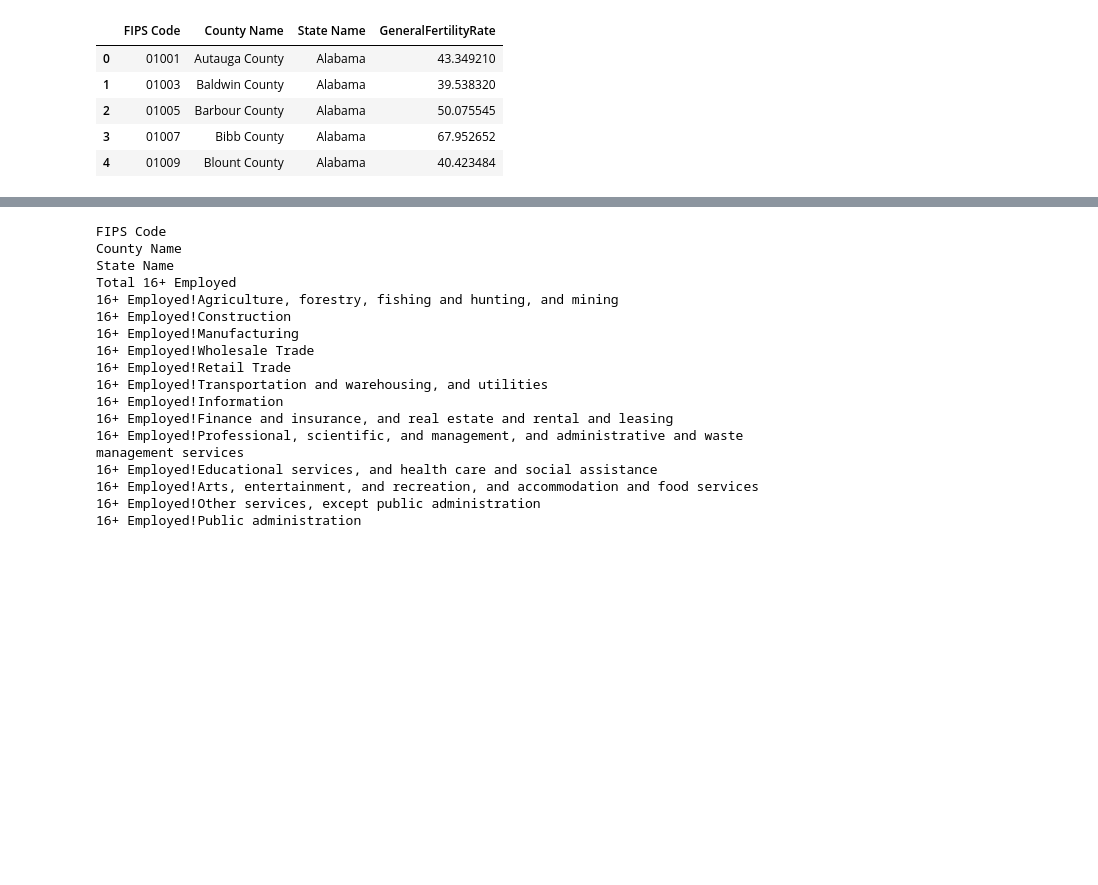
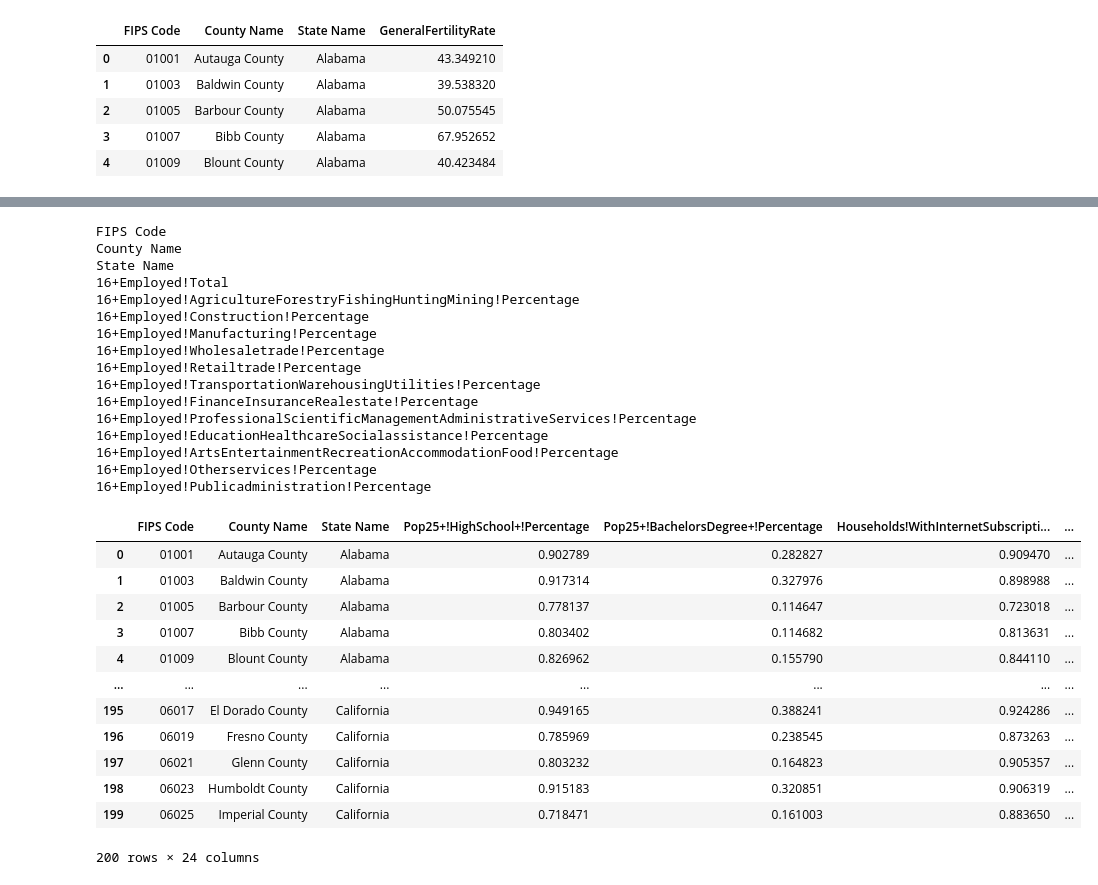
Before and after one commit to larrycoder123/uscounty_datascience, a Jupyter notebook: uscensus_modify.ipynb, the cells around one changed output, grey strips where cells are left out. Cells and saved outputs as stored; diff of their text form; code cells hidden in the pictures; blank space fills up the shorter version.

```diff
--- a/uscensus_modify.ipynb
+++ b/uscensus_modify.ipynb
@@ -112,25 +158,22 @@ industrycomposition = industrycomposition_df.drop(
 # %%
 industrycomposition_df_columns = list(industrycomposition_df.columns)
 
-industrycomposition_df["16+Employed!AgricultureForestryFishingHuntingMining!Percentage"] = industrycomposition_df["16+ Employed!Agriculture, forestry, fishing and hunting, and mining"] / fertilityrate_df["Total 16+ Employed"]
-
 for column in industrycomposition_df_columns:
     print(column)
 # %% [output]
 FIPS Code
 County Name
 State Name
-Total 16+ Employed
-16+ Employed!Agriculture, forestry, fishing and hunting, and mining
-16+ Employed!Construction
-16+ Employed!Manufacturing
-16+ Employed!Wholesale Trade
-16+ Employed!Retail Trade
-16+ Employed!Transportation and warehousing, and utilities
-16+ Employed!Information
-16+ Employed!Finance and insurance, and real estate and rental and leasing
-16+ Employed!Professional, scientific, and management, and administrative and waste management services
-16+ Employed!Educational services, and health care and social assistance
-16+ Employed!Arts, entertainment, and recreation, and accommodation and food services
-16+ Employed!Other services, except public administration
-16+ Employed!Public administration
+16+Employed!Total
+16+Employed!AgricultureForestryFishingHuntingMining!Percentage
+16+Employed!Construction!Percentage
+16+Employed!Manufacturing!Percentage
+16+Employed!Wholesaletrade!Percentage
+16+Employed!Retailtrade!Percentage
+16+Employed!TransportationWarehousingUtilities!Percentage
+16+Employed!FinanceInsuranceRealestate!Percentage
+16+Employed!ProfessionalScientificManagementAdministrativeServices!Percentage
+16+Employed!EducationHealthcareSocialassistance!Percentage
+16+Employed!ArtsEntertainmentRecreationAccommodationFood!Percentage
+16+Employed!Otherservices!Percentage
+16+Employed!Publicadministration!Percentage
@@ -136,0 +194,21 @@ Total 16+ Employed
+# %%
+
+dfs = [education_df, internetaccess_df, meanincome_df, fertilityrate_df, householdsize_df, industrycomposition_df]
+
+merged_df = reduce(lambda left, right: pd.merge(left, right, on=["FIPS Code", "County Name", "State Name"], how="inner"), dfs)
+
+merged_df.head(200)
+# %% [output]
+|  | FIPS Code | County Name | State Name | Pop25+!HighSchool+!Percentage | Pop25+!BachelorsDegree+!Percentage | Households!WithInternetSubscripti... | ... |
+| 0 | 01001 | Autauga County | Alabama | 0.902789 | 0.282827 | 0.909470 | ... |
+| 1 | 01003 | Baldwin County | Alabama | 0.917314 | 0.327976 | 0.898988 | ... |
+| 2 | 01005 | Barbour County | Alabama | 0.778137 | 0.114647 | 0.723018 | ... |
+| 3 | 01007 | Bibb County | Alabama | 0.803402 | 0.114682 | 0.813631 | ... |
+| 4 | 01009 | Blount County | Alabama | 0.826962 | 0.155790 | 0.844110 | ... |
+| ... | ... | ... | ... | ... | ... | ... | ... |
+| 195 | 06017 | El Dorado County | California | 0.949165 | 0.388241 | 0.924286 | ... |
+| 196 | 06019 | Fresno County | California | 0.785969 | 0.238545 | 0.873263 | ... |
+| 197 | 06021 | Glenn County | California | 0.803232 | 0.164823 | 0.905357 | ... |
+| 198 | 06023 | Humboldt County | California | 0.915183 | 0.320851 | 0.906319 | ... |
+| 199 | 06025 | Imperial County | California | 0.718471 | 0.161003 | 0.883650 | ... |
+200 rows × 24 columns
```
Also changed, not shown: parts of 10 cells of this notebook.
